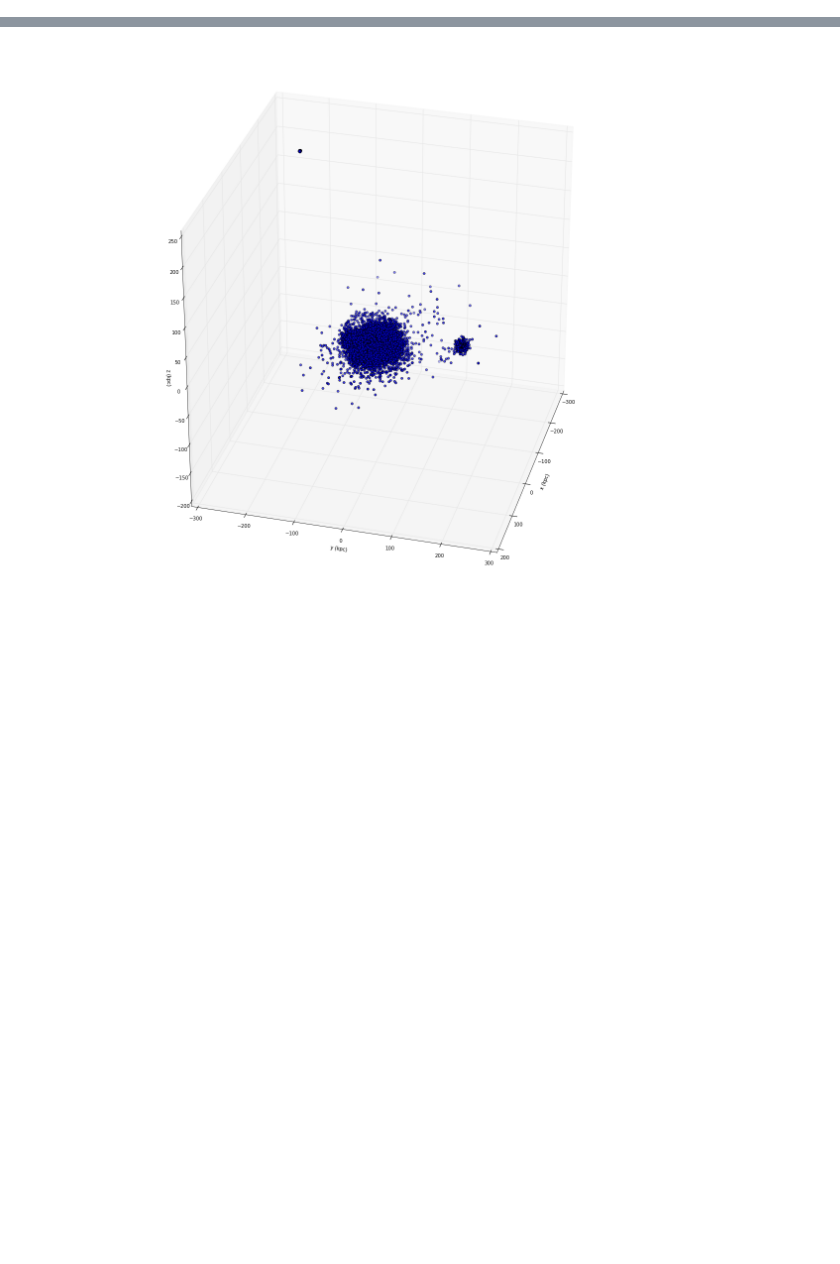
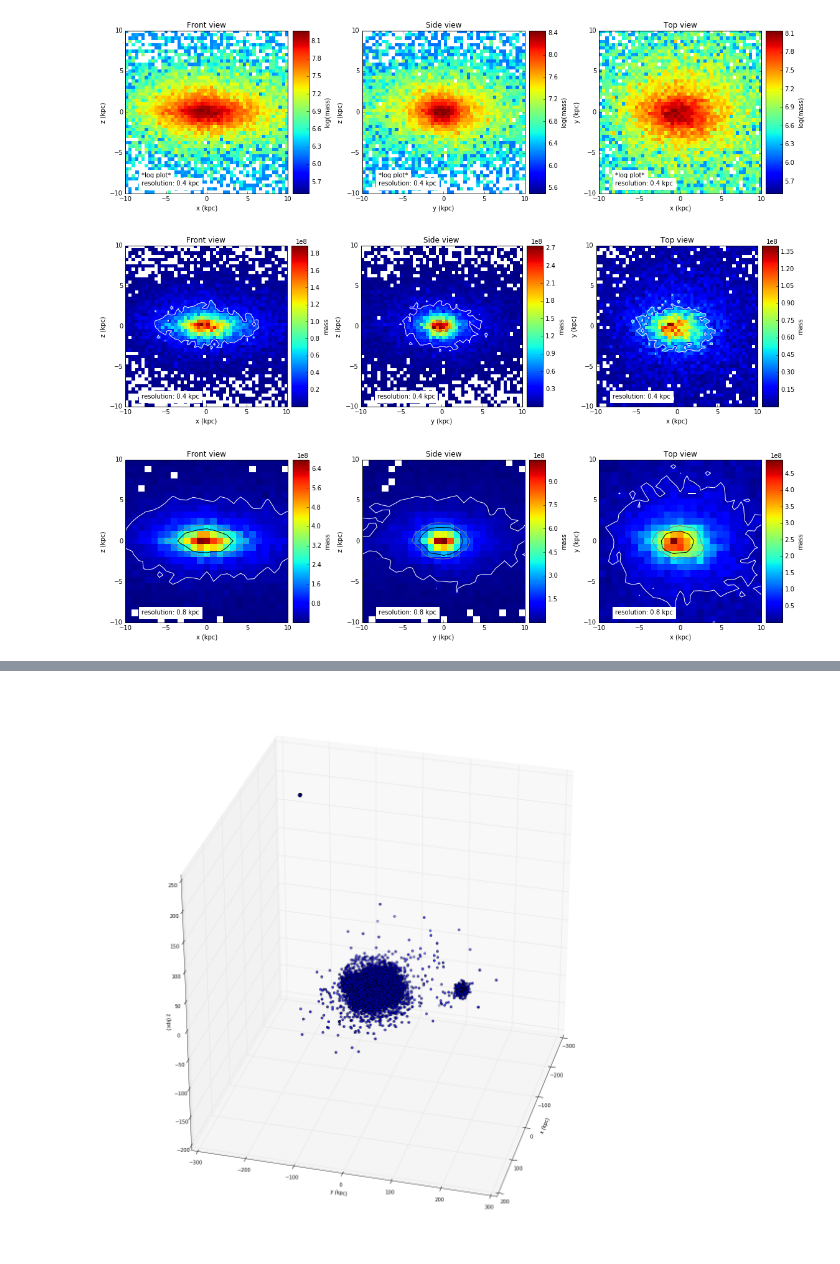
Before and after one commit to lokhorst/HalphaScripts, a Jupyter notebook: load_Magneticum.ipynb, the cells around one changed output, grey strips where cells are left out. Cells and saved outputs as stored; diff of their text form; code cells hidden in the pictures; blank space fills up the shorter version.

```diff
--- a/load_Magneticum.ipynb
+++ b/load_Magneticum.ipynb
@@ -87,0 +167,8 @@ ax3.set_ylabel('y (kpc)')
+# %%
+H = plotzoom_2(10,nbins=50)
+H = plotzoom_2(10,nbins=50,log=False,contour=True)
+H = plotzoom_2(10,nbins=25,log=False,contour=True)
+# %% [output]
+[figure, added]
+[figure, added]
+[figure, added]
```
Also changed, not shown: parts of 10 cells of this notebook.
